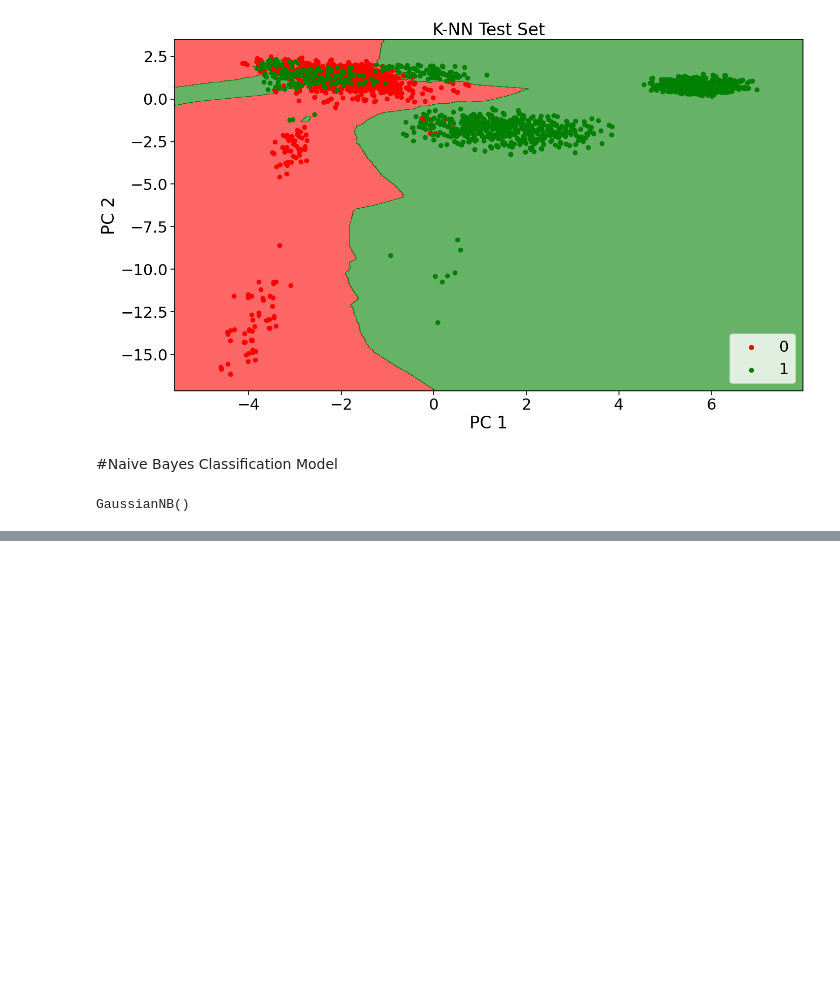
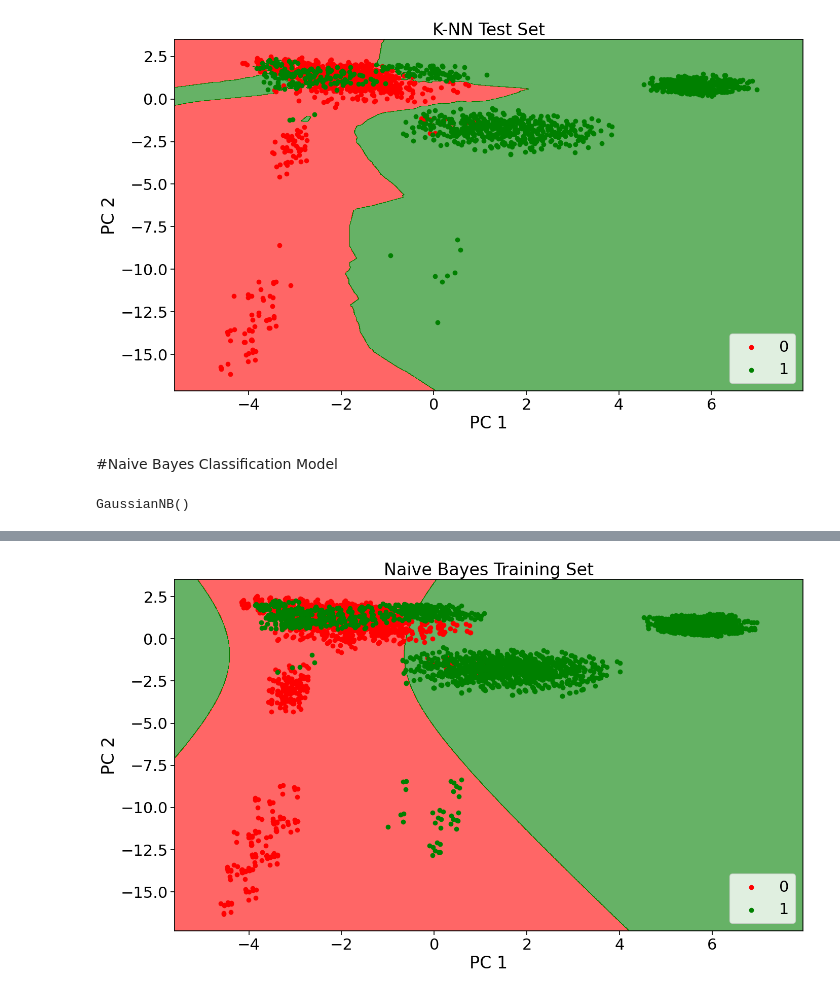
Before and after one commit to Shamiul-693/-Exploratory-Data-Analysis-and-Classification-Algorithms-on-Mushroom-Dataset, a Jupyter notebook: Exploratory_Data_Analysis_and_Classification_Algorithms_on_Mushroom_Dataset.ipynb, the cells around one changed output, grey strips where cells are left out. Cells and saved outputs as stored; diff of their text form; code cells hidden in the pictures; blank space fills up the shorter version.

```diff
--- a/Exploratory_Data_Analysis_and_Classification_Algorithms_on_Mushroom_Dataset.ipynb
+++ b/Exploratory_Data_Analysis_and_Classification_Algorithms_on_Mushroom_Dataset.ipynb
@@ -991,0 +1012,4 @@ Confusion Matrix:
+# %%
+visualization_train('Naive Bayes')
+# %% [output]
+[figure, added]
```
Also changed, not shown: parts of 3 cells of this notebook.
